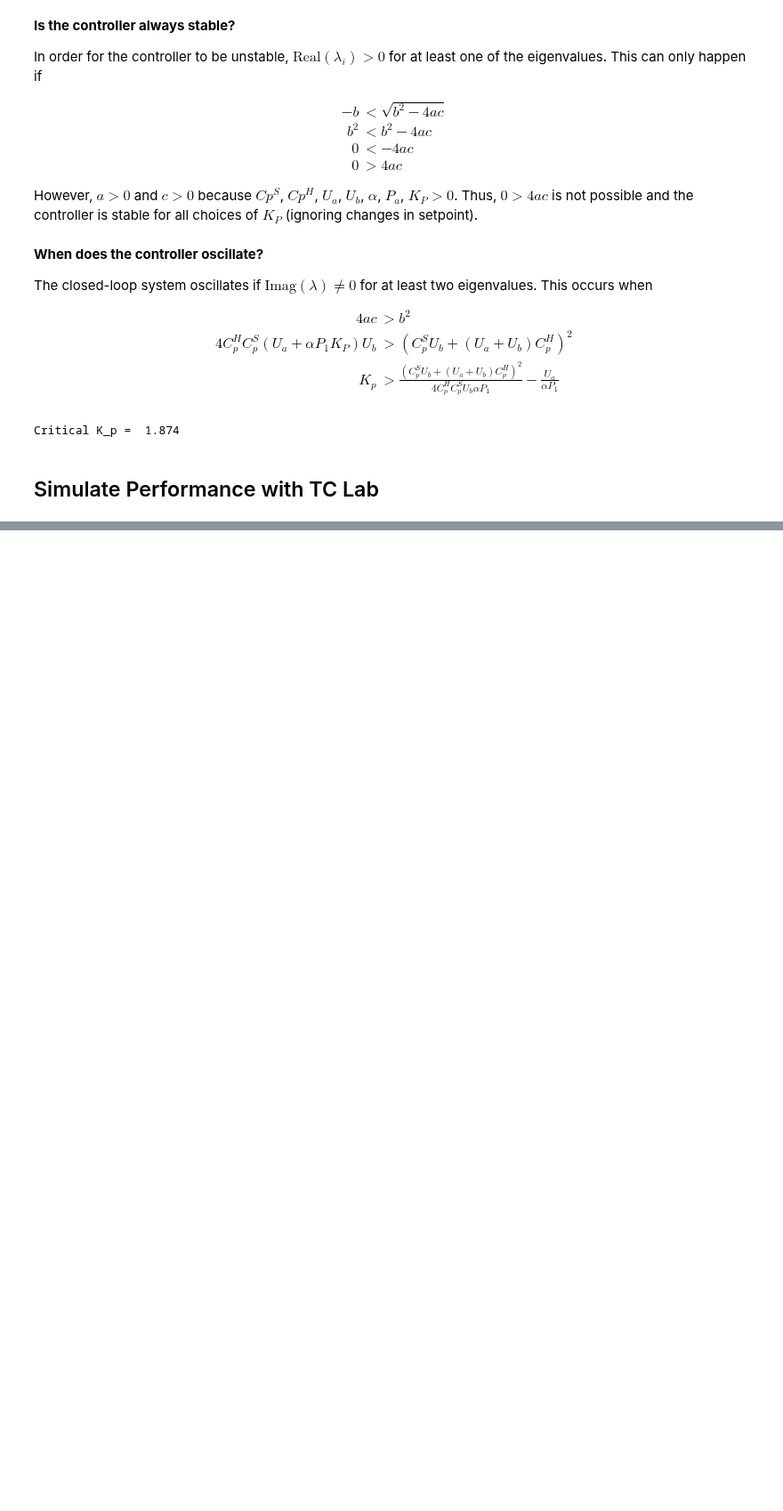
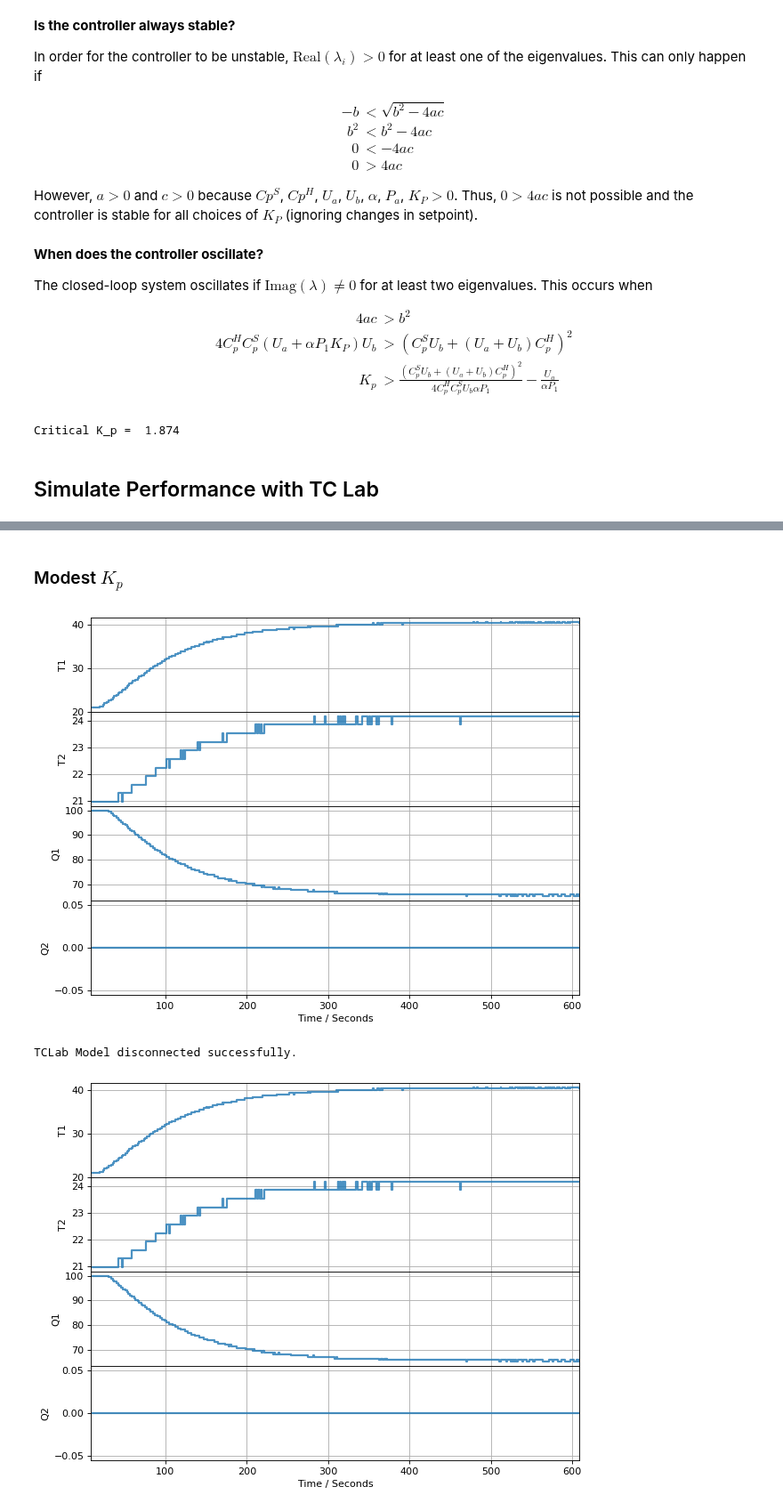
Before and after one commit to jckantor/cbe30338-book, a Jupyter notebook: notebooks/03.08-P-Controller-Analysis.ipynb, the cells around one changed output, grey strips where cells are left out. Shown at 89% size. Drawn from its saved outputs; the diff is of its cells as text; code cells hidden in the pictures; blank space fills up the shorter version.

```diff
--- a/notebooks/03.08-P-Controller-Analysis.ipynb
+++ b/notebooks/03.08-P-Controller-Analysis.ipynb
@@ -463,0 +469,8 @@ TCLab Model disconnected successfully.
+# %% [markdown]
+### Modest $K_p$
+# %%
+simulate_P_only(Kp=1.9)
+# %% [output]
+[figure, added]
+TCLab Model disconnected successfully.
+[figure, added]
```
Also changed, not shown: parts of 4 cells of this notebook, 1 other file.
